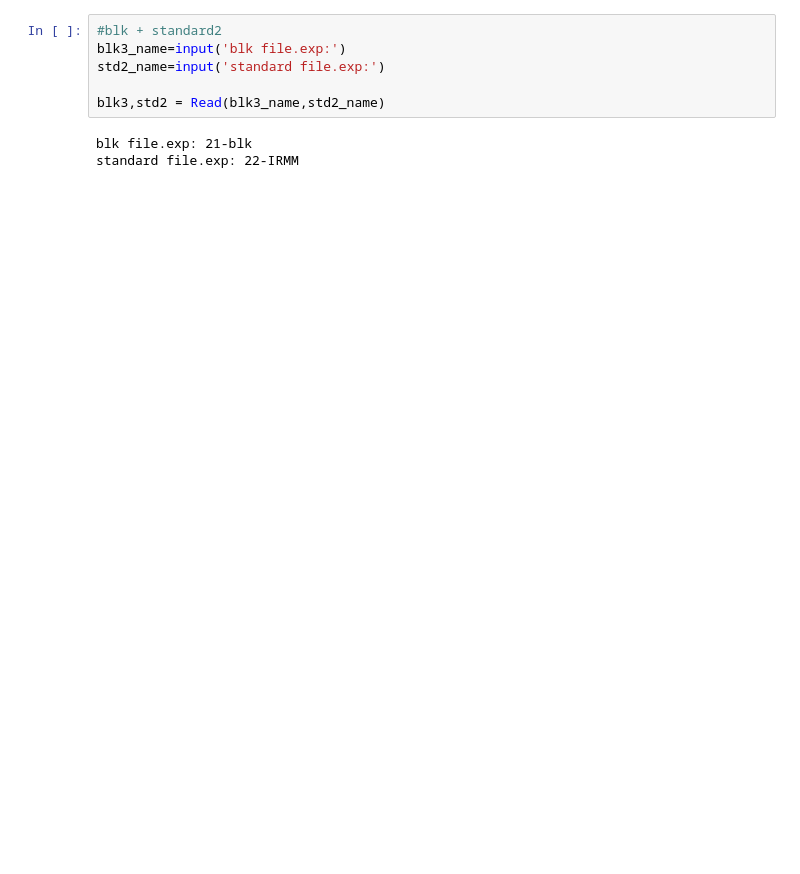
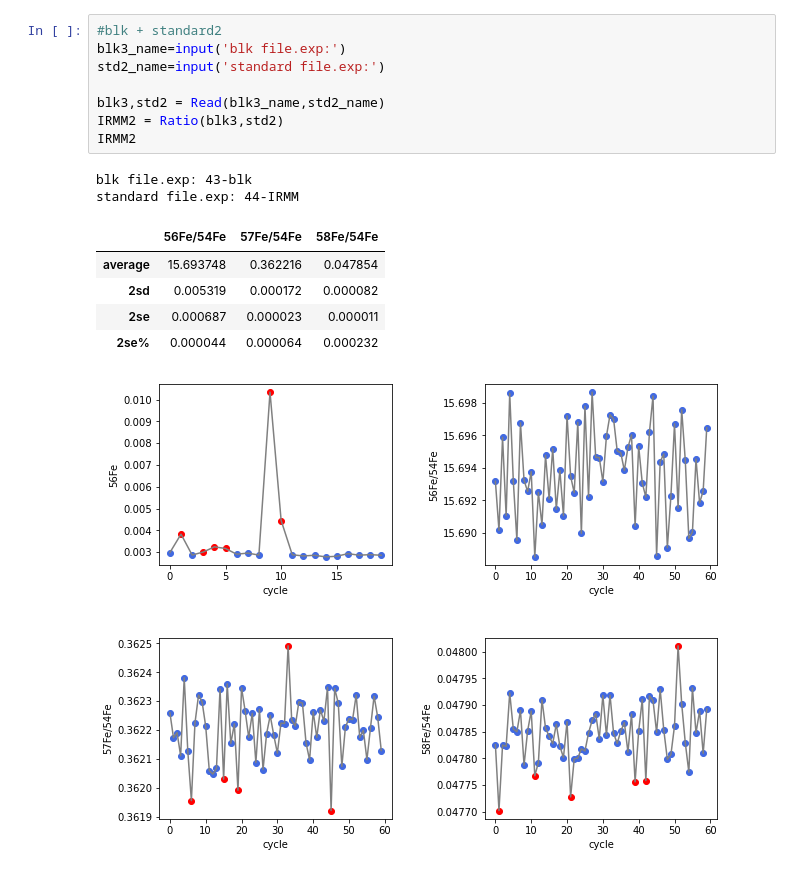
Before and after one commit to NHasegawa08/Program_Files, a Jupyter notebook: Neptune(MC-ICP-MS)/Neptune_Data_Analyzer.ipynb, the cells around one changed output. Drawn from its saved outputs; the diff is of its cells as text; blank space fills up the shorter version.

```diff
--- a/Neptune(MC-ICP-MS)/Neptune_Data_Analyzer.ipynb
+++ b/Neptune(MC-ICP-MS)/Neptune_Data_Analyzer.ipynb
@@ -30,9 +50,17 @@ sample file.exp: 20-BCR
 # %%
 #blk + standard2
 blk3_name=input('blk file.exp:')
 std2_name=input('standard file.exp:')
 
 blk3,std2 = Read(blk3_name,std2_name)
+IRMM2 = Ratio(blk3,std2)
+IRMM2
 # %% [output]
-blk file.exp: 21-blk
-standard file.exp: 22-IRMM
+blk file.exp: 43-blk
+standard file.exp: 44-IRMM
+|  | 56Fe/54Fe | 57Fe/54Fe | 58Fe/54Fe |
+| average | 15.693748 | 0.362216 | 0.047854 |
+| 2sd | 0.005319 | 0.000172 | 0.000082 |
+| 2se | 0.000687 | 0.000023 | 0.000011 |
+| 2se% | 0.000044 | 0.000064 | 0.000232 |
+[figure, added]
```
Also changed, not shown: parts of 6 cells of this notebook.
